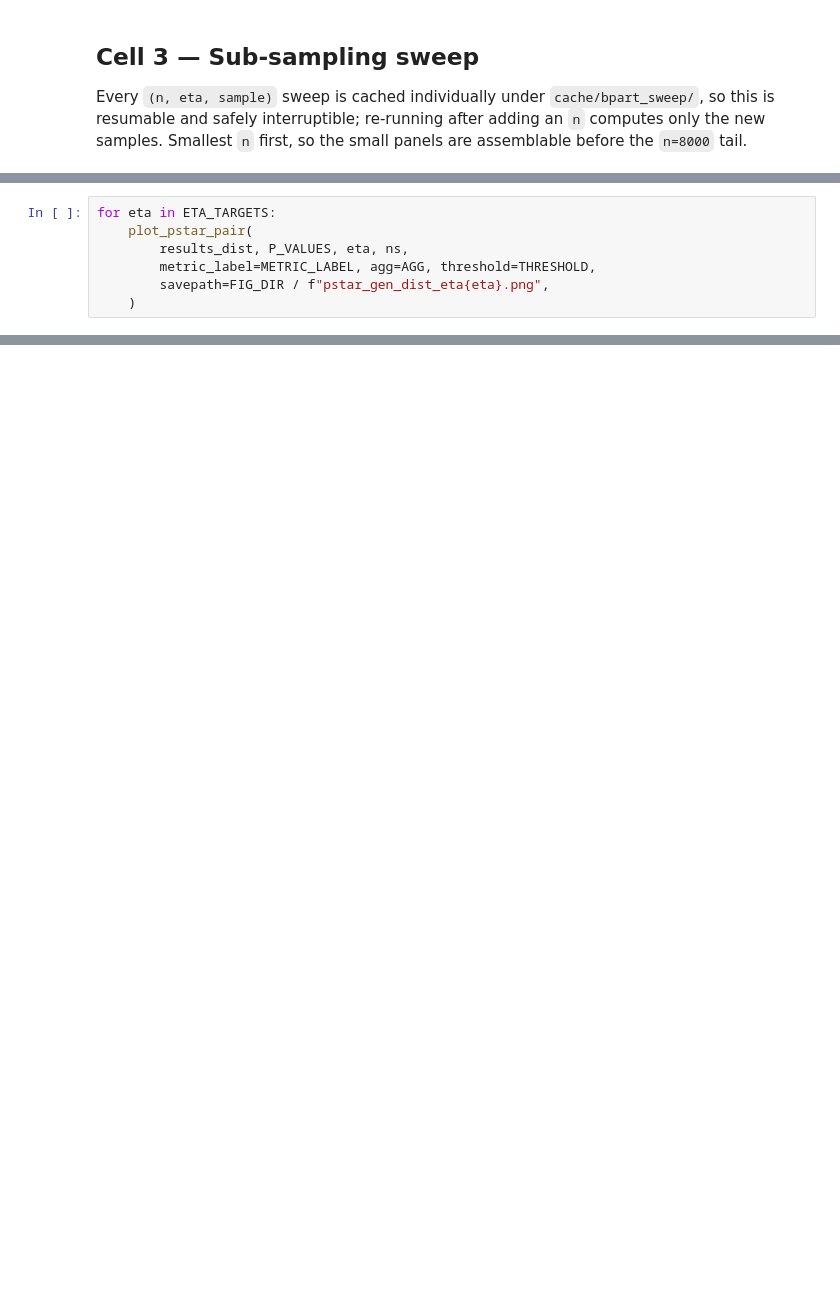
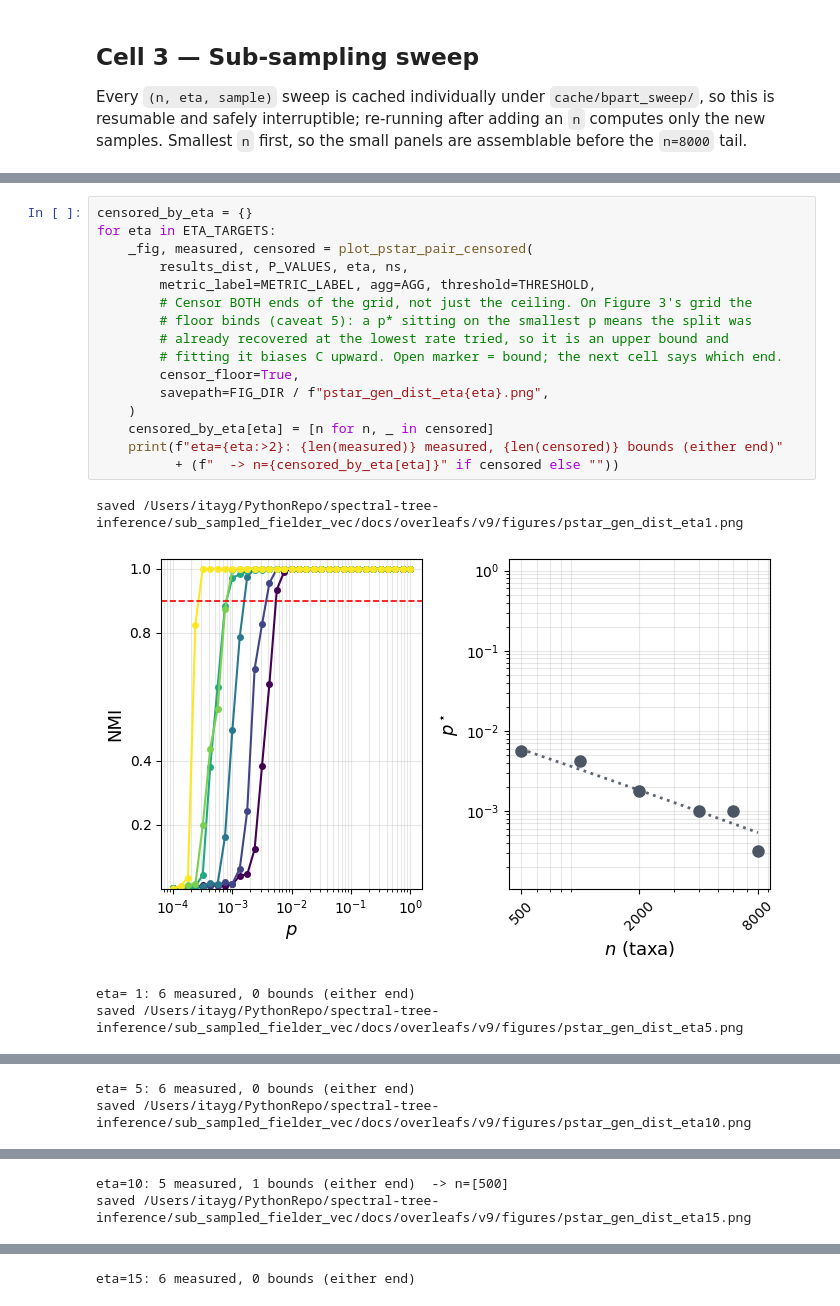
Before and after one commit to itaygonnen/spectral-tree-inference, a Jupyter notebook: sub_sampled_fielder_vec/analysis/supporting/pstar_eta_pool_distance.ipynb, the cells around one changed output, grey strips where cells are left out. Saved outputs shown, nothing was run; the diff lists cells and outputs as text; blank space fills up the shorter version.

```diff
--- a/sub_sampled_fielder_vec/analysis/supporting/pstar_eta_pool_distance.ipynb
+++ b/sub_sampled_fielder_vec/analysis/supporting/pstar_eta_pool_distance.ipynb
@@ -182,7 +310,21 @@ reference match the similarity figures exactly. Defaults are used for `n_ticks`
-# %%
-for eta in ETA_TARGETS:
-    plot_pstar_pair(
-        results_dist, P_VALUES, eta, ns,
-        metric_label=METRIC_LABEL, agg=AGG, threshold=THRESHOLD,
-        savepath=FIG_DIR / f"pstar_gen_dist_eta{eta}.png",
-    )
+# %%
+censored_by_eta = {}
+for eta in ETA_TARGETS:
+    _fig, measured, censored = plot_pstar_pair_censored(
+        results_dist, P_VALUES, eta, ns,
+        metric_label=METRIC_LABEL, agg=AGG, threshold=THRESHOLD,
+        # Censor BOTH ends of the grid, not just the ceiling. On Figure 3's grid the
+        # floor binds (caveat 5): a p* sitting on the smallest p means the split was
+        # already recovered at the lowest rate tried, so it is an upper bound and
+        # fitting it biases C upward. Open marker = bound; the next cell says which end.
+        censor_floor=True,
+        savepath=FIG_DIR / f"pstar_gen_dist_eta{eta}.png",
+    )
+    censored_by_eta[eta] = [n for n, _ in censored]
+    print(f"eta={eta:>2}: {len(measured)} measured, {len(censored)} bounds (either end)"
+          + (f"  -> n={censored_by_eta[eta]}" if censored else ""))
+# %% [output]
+saved /Users/itayg/PythonRepo/spectral-tree-inference/sub_sampled_fielder_vec/docs/overleafs/v9/figures/pstar_gen_dist_eta1.png
+[figure, added]
+eta= 1: 6 measured, 0 bounds (either end)
+saved /Users/itayg/PythonRepo/spectral-tree-inference/sub_sampled_fielder_vec/docs/overleafs/v9/figures/pstar_gen_dist_eta5.png
@@ -188,0 +332,2 @@ for eta in ETA_TARGETS:
+eta= 5: 6 measured, 0 bounds (either end)
+saved /Users/itayg/PythonRepo/spectral-tree-inference/sub_sampled_fielder_vec/docs/overleafs/v9/figures/pstar_gen_dist_eta10.png
@@ -188,0 +335,2 @@ for eta in ETA_TARGETS:
+eta=10: 5 measured, 1 bounds (either end)  -> n=[500]
+saved /Users/itayg/PythonRepo/spectral-tree-inference/sub_sampled_fielder_vec/docs/overleafs/v9/figures/pstar_gen_dist_eta15.png
@@ -189,3 +338,4 @@ for eta in ETA_TARGETS:
+eta=15: 6 measured, 0 bounds (either end)
 # %% [markdown]
 ## Cell 5 — Measured $C$
 
```
Also changed, not shown: parts of 13 cells of this notebook, 15 other files.
